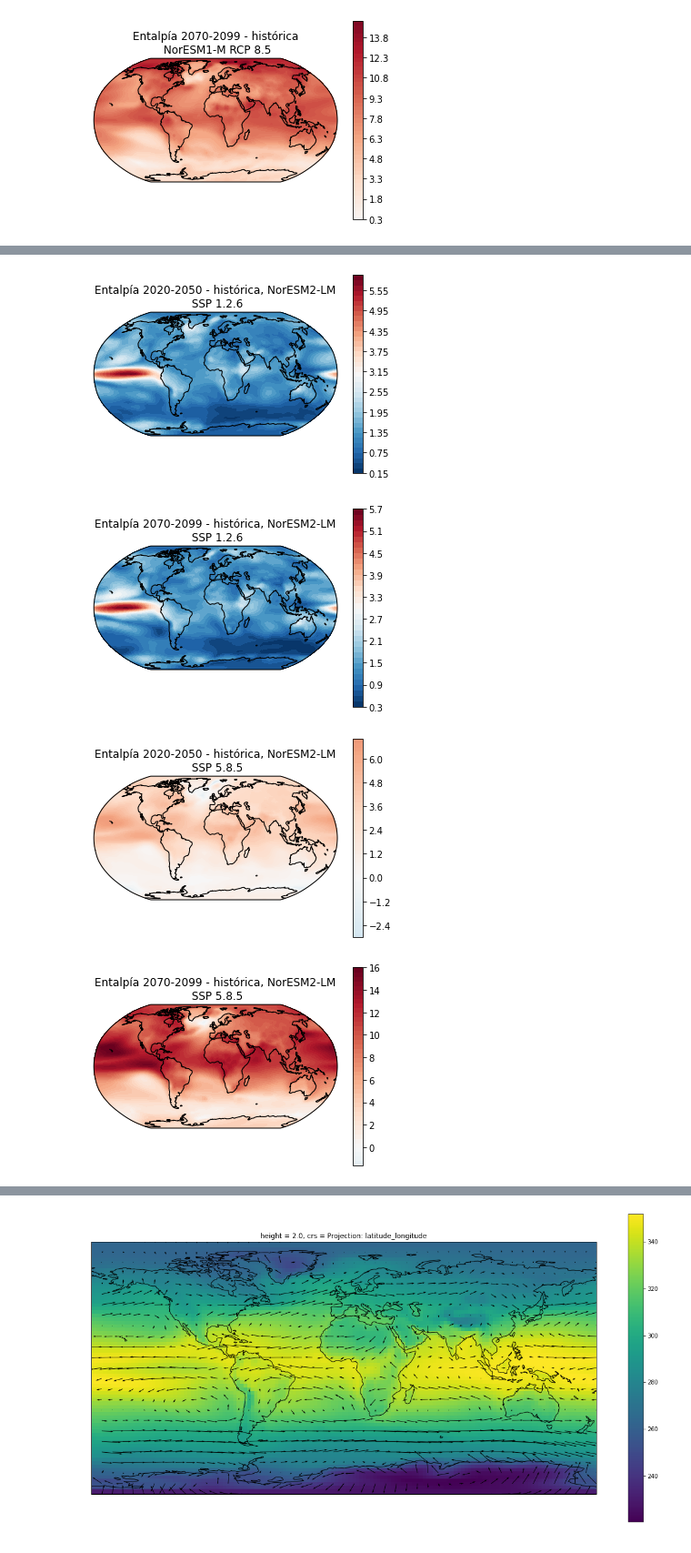
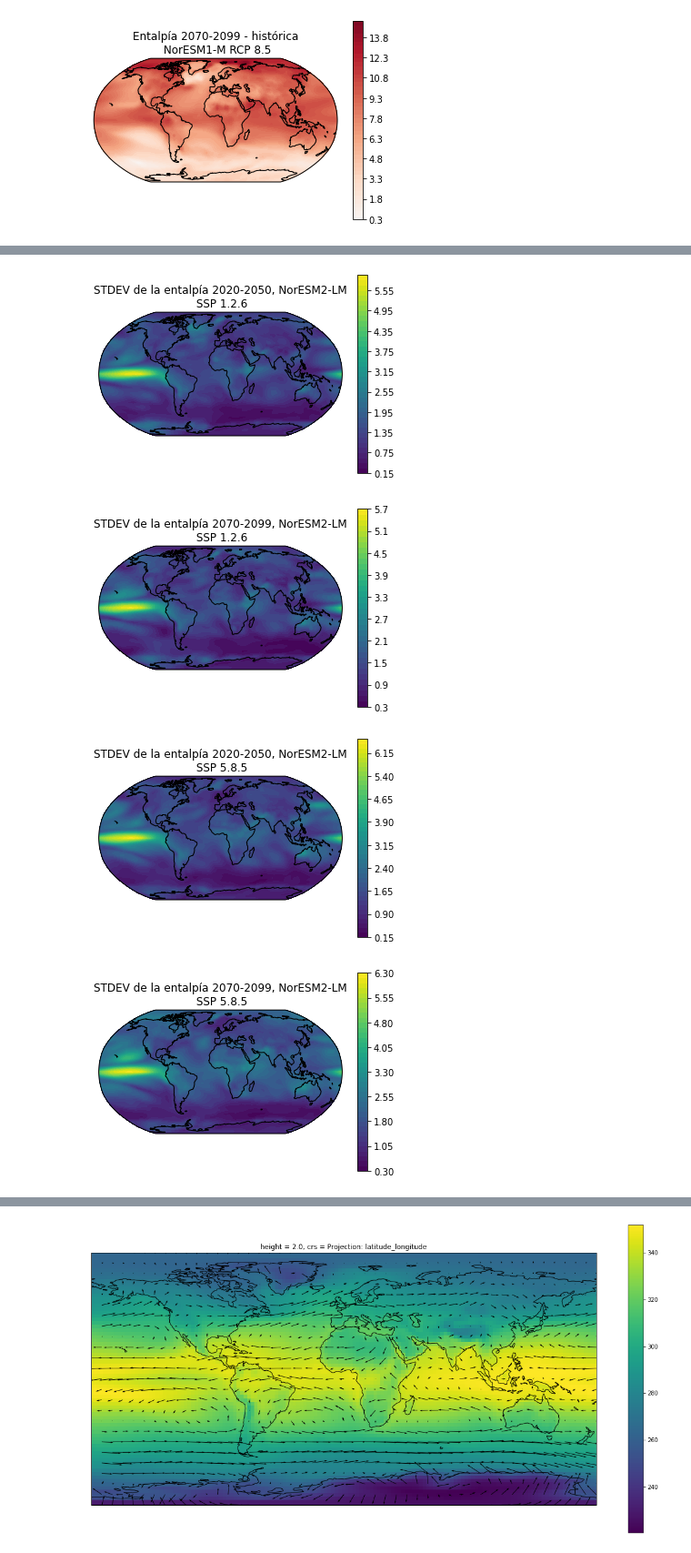
Before and after one commit to blychs/climatologia_fisica, a Jupyter notebook: practica3.ipynb, the cells around one changed output, grey strips where cells are left out. Shown at 91% size. Cells and saved outputs as stored; diff of their text form; code cells hidden in the pictures.

```diff
--- a/practica3.ipynb
+++ b/practica3.ipynb
@@ -528,23 +784,23 @@ plt.contourf(ent_c6_hist.lon, ent_c6_hist.lat, yearly_enthalpy.std(dim='year'),
              cmap='viridis',
              levels=50)
 cmap = plt.get_cmap()
-norm = mpl.colors.Normalize(vmin=None, vmax=None)
-plt.colorbar(mpl.cm.ScalarMappable(norm=norm, cmap=cmap))
+#norm = mpl.colors.Normalize(vmin=None, vmax=None)
+plt.colorbar()
 
 ax.coastlines()
-plt.title('Entalpía histórica, NorESM2-LM')
+plt.title('STDEV de la entalpía histórica, NorESM2-LM')
 plt.show()
 
 ax = plt.axes(projection=ccrs.Robinson())
 #cyclic_enthalpy, cyclic_lon = add_cyclic_point(ent_c6_hist.mean(dim='time'), enthalpy_r.lon)
 plt.contourf(ent_c6_hist.lon, ent_c6_hist.lat,
              y_ent_126_close.std(dim='year'),
-             transform=ccrs.PlateCarree(), cmap='RdBu_r',
+             transform=ccrs.PlateCarree(), cmap='viridis',
              #norm=MidpointNormalize(vmin=None, vmax=None),
              levels=50)
 plt.colorbar()
 ax.coastlines()
-plt.title('Entalpía 2020-2050 - histórica, NorESM2-LM\n SSP 1.2.6')
+plt.title('STDEV de la entalpía 2020-2050, NorESM2-LM\n SSP 1.2.6')
 plt.show()
 
 
@@ -552,33 +808,33 @@ ax = plt.axes(projection=ccrs.Robinson())
 #cyclic_enthalpy, cyclic_lon = add_cyclic_point(ent_c6_hist.mean(dim='time'), enthalpy_r.lon)
 plt.contourf(ent_c6_hist.lon, ent_c6_hist.lat,
              y_ent_126_far.std(dim='year'),
-             transform=ccrs.PlateCarree(), cmap='RdBu_r',
+             transform=ccrs.PlateCarree(), cmap='viridis',
              levels=50)
 plt.colorbar()
 ax.coastlines()
-plt.title('Entalpía 2070-2099 - histórica, NorESM2-LM\n SSP 1.2.6')
+plt.title('STDEV de la entalpía 2070-2099, NorESM2-LM\n SSP 1.2.6')
 plt.show()
 
 ax = plt.axes(projection=ccrs.Robinson())
 #cyclic_enthalpy, cyclic_lon = add_cyclic_point(ent_c6_hist.mean(dim='time'), enthalpy_r.lon)
 plt.contourf(ent_c6_hist.lon, ent_c6_hist.lat,
              y_ent_585_close.std(dim='year'),
-             transform=ccrs.PlateCarree(), cmap='RdBu_r',
+             transform=ccrs.PlateCarree(), cmap='viridis',
              levels=50)
 plt.colorbar()
 ax.coastlines()
-plt.title('Entalpía 2020-2050 - histórica, NorESM2-LM\n SSP 5.8.5')
+plt.title('STDEV de la entalpía 2020-2050, NorESM2-LM\n SSP 5.8.5')
 plt.show()
 
 
 ax = plt.axes(projection=ccrs.Robinson())
 #cyclic_enthalpy, cyclic_lon = add_cyclic_point(ent_c6_hist.mean(dim='time'), enthalpy_r.lon)
 plt.contourf(ent_c6_hist.lon, ent_c6_hist.lat,
-             y_ent_126_far.std(dim='year'),,
-             transform=ccrs.PlateCarree(), cmap='RdBu_r',
+             y_ent_585_far.std(dim='year'),
+             transform=ccrs.PlateCarree(), cmap='viridis',
              levels=50)
 plt.colorbar()
 ax.coastlines()
-plt.title('Entalpía 2070-2099 - histórica, NorESM2-LM\n SSP 5.8.5')
+plt.title('STDEV de la entalpía 2070-2099, NorESM2-LM\n SSP 5.8.5')
 plt.show()
 # %% [output]
@@ -586,7 +842,7 @@ plt.show()
-[figure, old version]
+[figure, new version]
-[figure, old version]
+[figure, new version]
-[figure, old version]
+[figure, new version]
-[figure, old version]
+[figure, new version]
 # %%
 # Variabilidad de la entalpía
 #ploteo = fm.ploteo_general(enthalpy_r.std(dim='time'), projection=ccrs.Mollweide())
```
Also changed, not shown: parts of 7 cells of this notebook.
